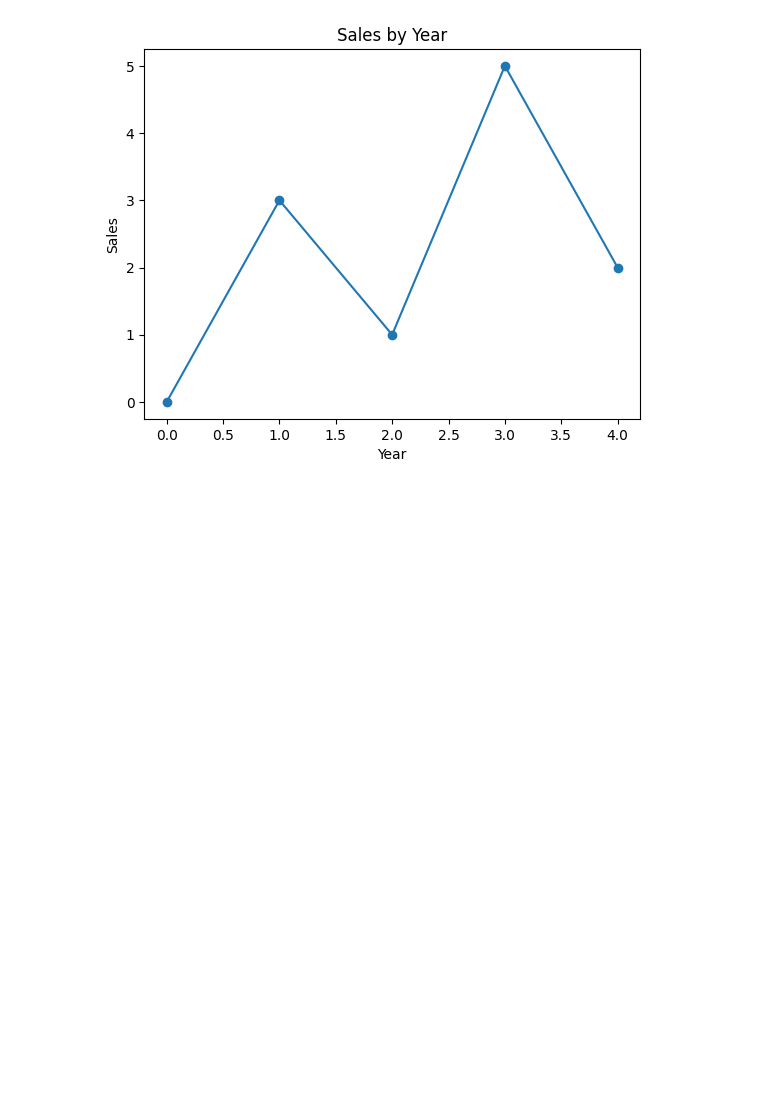
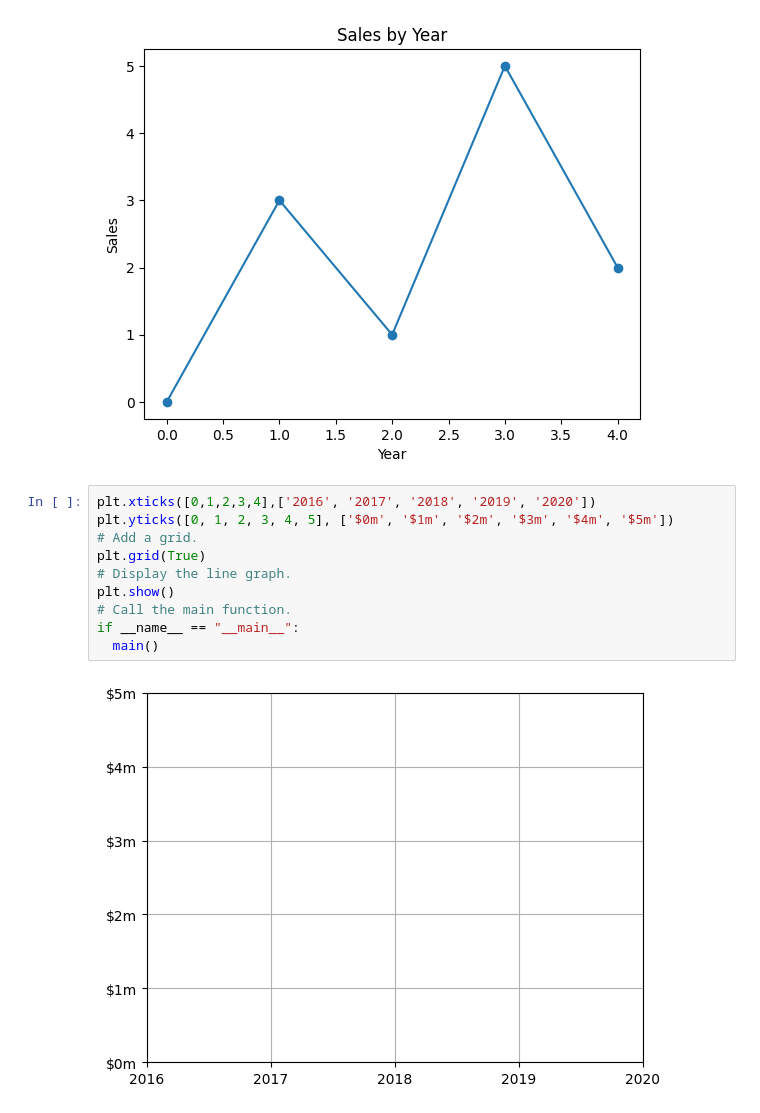
Before and after one commit to nirvikdahal/Python, a Jupyter notebook: Mat_Plotlib.ipynb, the cells around one changed output. Saved outputs shown, nothing was run; the diff lists cells and outputs as text; blank space fills up the shorter version.

```diff
--- a/Mat_Plotlib.ipynb
+++ b/Mat_Plotlib.ipynb
@@ -46,3 +46,15 @@ plt.ylabel('Sales')
 # %% [output]
 Text(0, 0.5, 'Sales')
 [figure]
+# %%
+plt.xticks([0,1,2,3,4],['2016', '2017', '2018', '2019', '2020'])
+plt.yticks([0, 1, 2, 3, 4, 5], ['$0m', '$1m', '$2m', '$3m', '$4m', '$5m'])
+# Add a grid.
+plt.grid(True)
+# Display the line graph.
+plt.show()
+# Call the main function.
+if __name__ == "__main__":
+  main()
+# %% [output]
+[figure, added]
```
Also changed, not shown: parts of 2 cells of this notebook.
